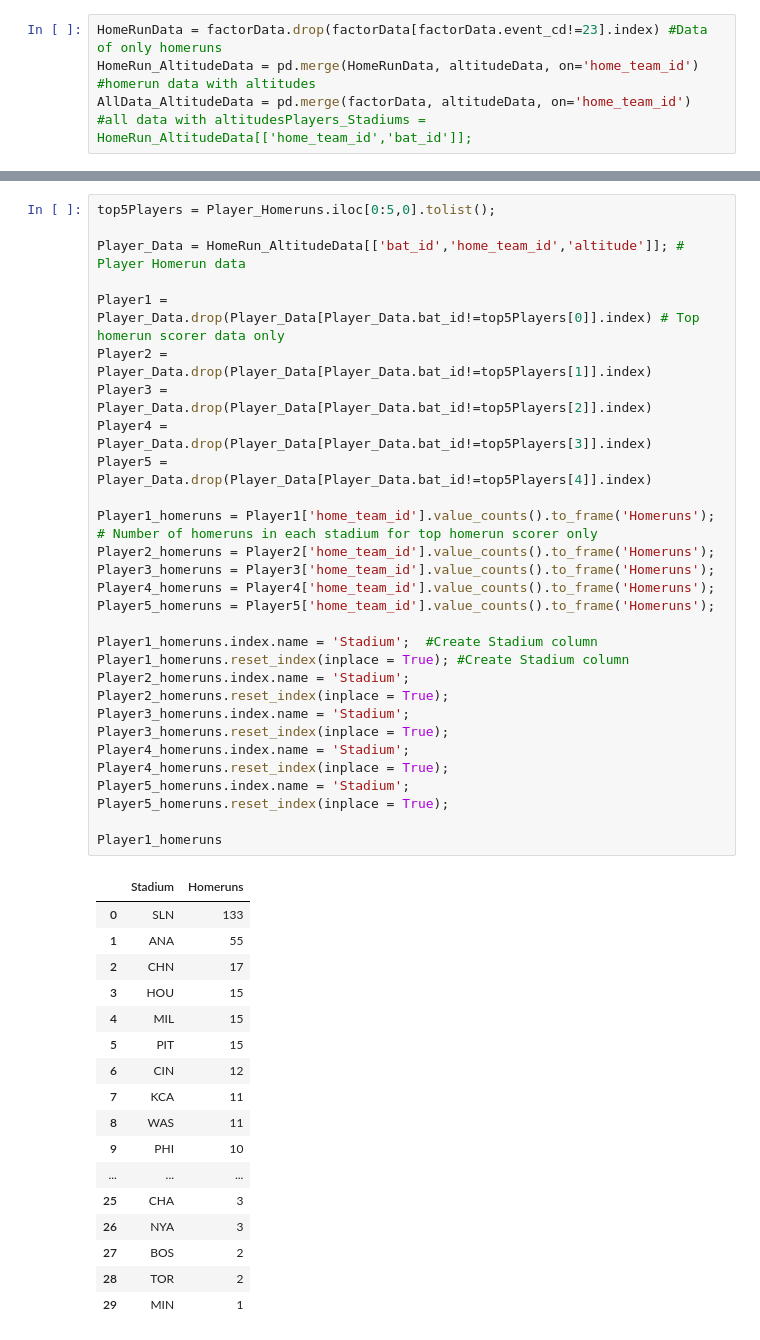
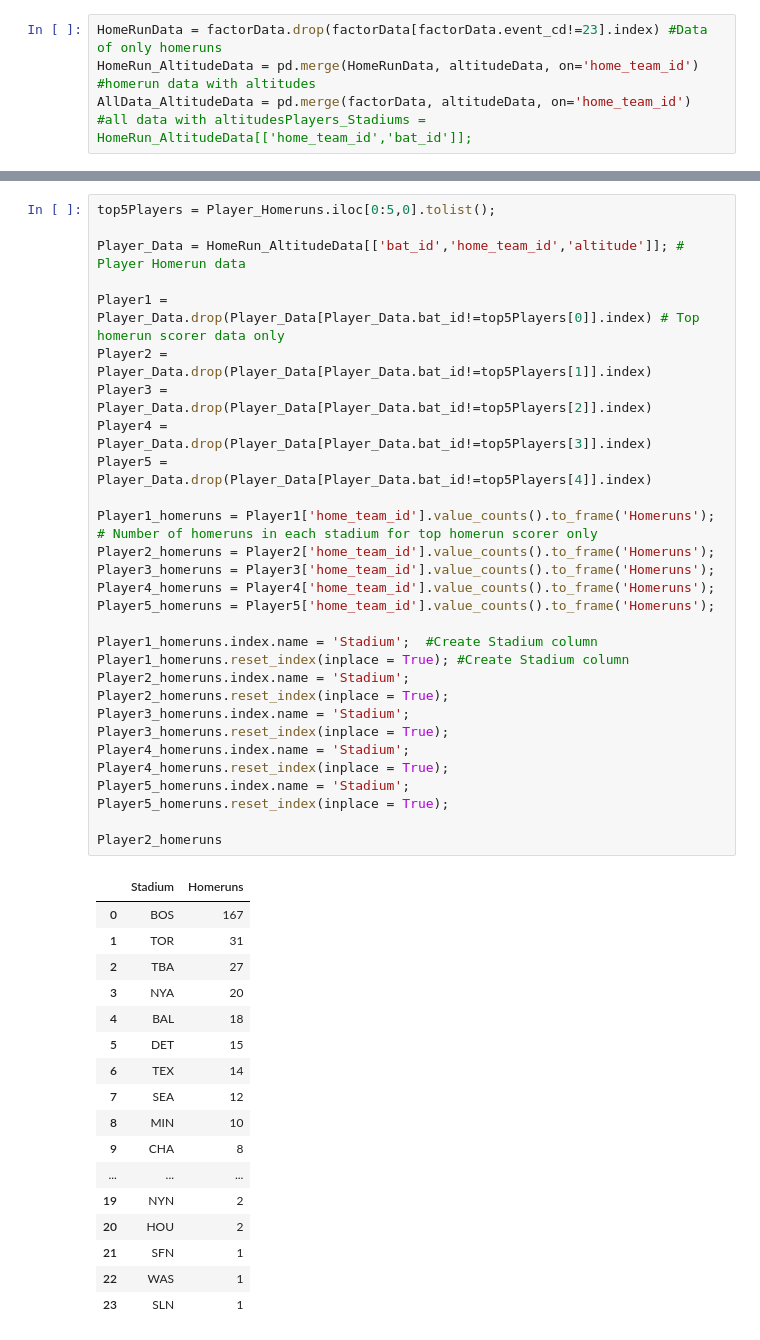
Before and after one commit to SamBusser30/Park_Factor-, a Jupyter notebook: Project_Code/Player_Homerun_Stats.ipynb, the cells around one changed output, grey strips where cells are left out. Saved outputs shown, nothing was run; the diff lists cells and outputs as text.

```diff
--- a/Project_Code/Player_Homerun_Stats.ipynb
+++ b/Project_Code/Player_Homerun_Stats.ipynb
@@ -39,50 +39,50 @@ Player_Homeruns
 # %%
 top5Players = Player_Homeruns.iloc[0:5,0].tolist();
 
 Player_Data = HomeRun_AltitudeData[['bat_id','home_team_id','altitude']]; # Player Homerun data
 
 Player1 = Player_Data.drop(Player_Data[Player_Data.bat_id!=top5Players[0]].index) # Top homerun scorer data only
 Player2 = Player_Data.drop(Player_Data[Player_Data.bat_id!=top5Players[1]].index)
 Player3 = Player_Data.drop(Player_Data[Player_Data.bat_id!=top5Players[2]].index)
 Player4 = Player_Data.drop(Player_Data[Player_Data.bat_id!=top5Players[3]].index)
 Player5 = Player_Data.drop(Player_Data[Player_Data.bat_id!=top5Players[4]].index)
 
 Player1_homeruns = Player1['home_team_id'].value_counts().to_frame('Homeruns'); # Number of homeruns in each stadium for top homerun scorer only
 Player2_homeruns = Player2['home_team_id'].value_counts().to_frame('Homeruns');
 Player3_homeruns = Player3['home_team_id'].value_counts().to_frame('Homeruns');
 Player4_homeruns = Player4['home_team_id'].value_counts().to_frame('Homeruns');
 Player5_homeruns = Player5['home_team_id'].value_counts().to_frame('Homeruns');
 
 Player1_homeruns.index.name = 'Stadium';  #Create Stadium column
 Player1_homeruns.reset_index(inplace = True); #Create Stadium column
 Player2_homeruns.index.name = 'Stadium';
 Player2_homeruns.reset_index(inplace = True);
 Player3_homeruns.index.name = 'Stadium';
 Player3_homeruns.reset_index(inplace = True);
 Player4_homeruns.index.name = 'Stadium';
 Player4_homeruns.reset_index(inplace = True);
 Player5_homeruns.index.name = 'Stadium';
 Player5_homeruns.reset_index(inplace = True);
 
-Player1_homeruns
+Player2_homeruns
 # %% [output]
 |  | Stadium | Homeruns |
-| 0 | SLN | 133 |
-| 1 | ANA | 55 |
-| 2 | CHN | 17 |
-| 3 | HOU | 15 |
-| 4 | MIL | 15 |
-| 5 | PIT | 15 |
-| 6 | CIN | 12 |
-| 7 | KCA | 11 |
-| 8 | WAS | 11 |
-| 9 | PHI | 10 |
+| 0 | BOS | 167 |
+| 1 | TOR | 31 |
+| 2 | TBA | 27 |
+| 3 | NYA | 20 |
+| 4 | BAL | 18 |
+| 5 | DET | 15 |
+| 6 | TEX | 14 |
+| 7 | SEA | 12 |
+| 8 | MIN | 10 |
+| 9 | CHA | 8 |
 | ... | ... | ... |
-| 25 | CHA | 3 |
-| 26 | NYA | 3 |
-| 27 | BOS | 2 |
-| 28 | TOR | 2 |
-| 29 | MIN | 1 |
+| 19 | NYN | 2 |
+| 20 | HOU | 2 |
+| 21 | SFN | 1 |
+| 22 | WAS | 1 |
+| 23 | SLN | 1 |
 # %%
 Player_AllData = AllData_AltitudeData[['game_id','bat_id','home_team_id']]; # All data
 
```
Also changed, not shown: parts of 4 cells of this notebook, 1 other file.
